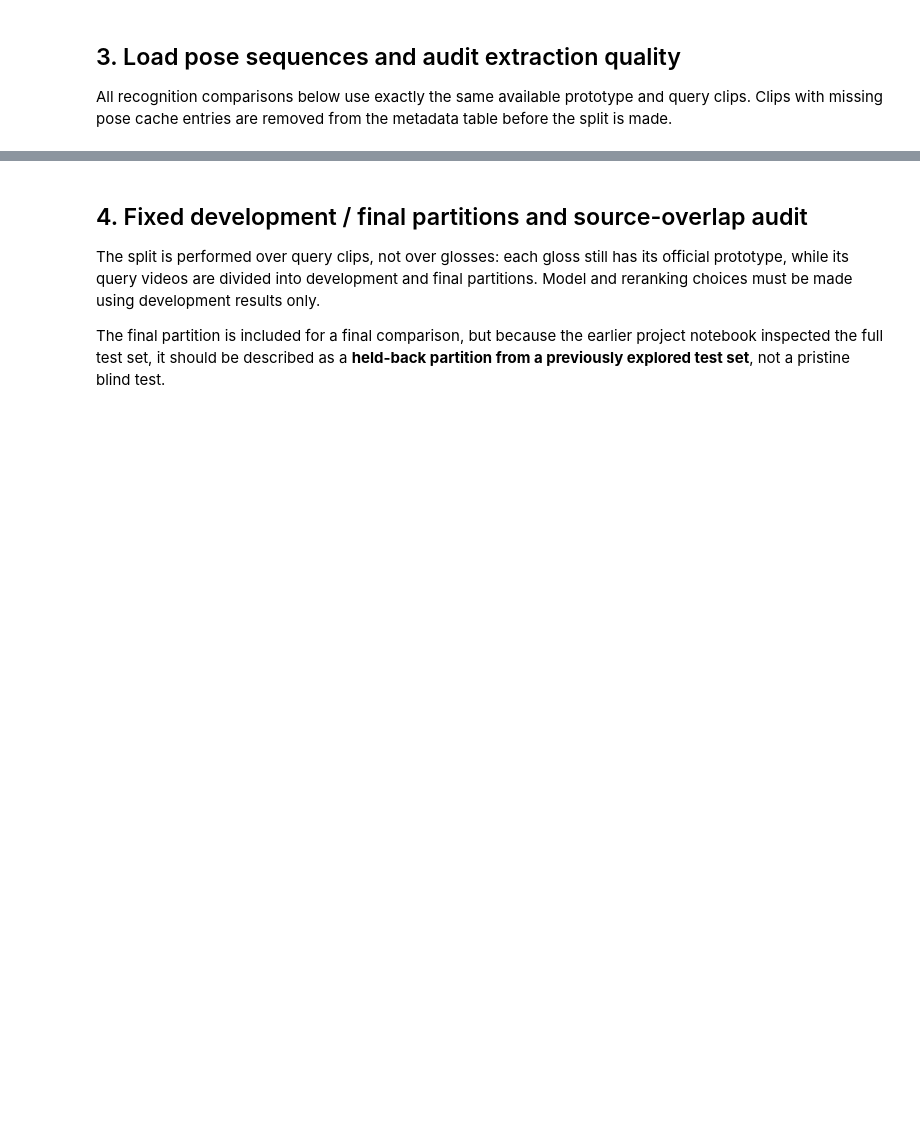
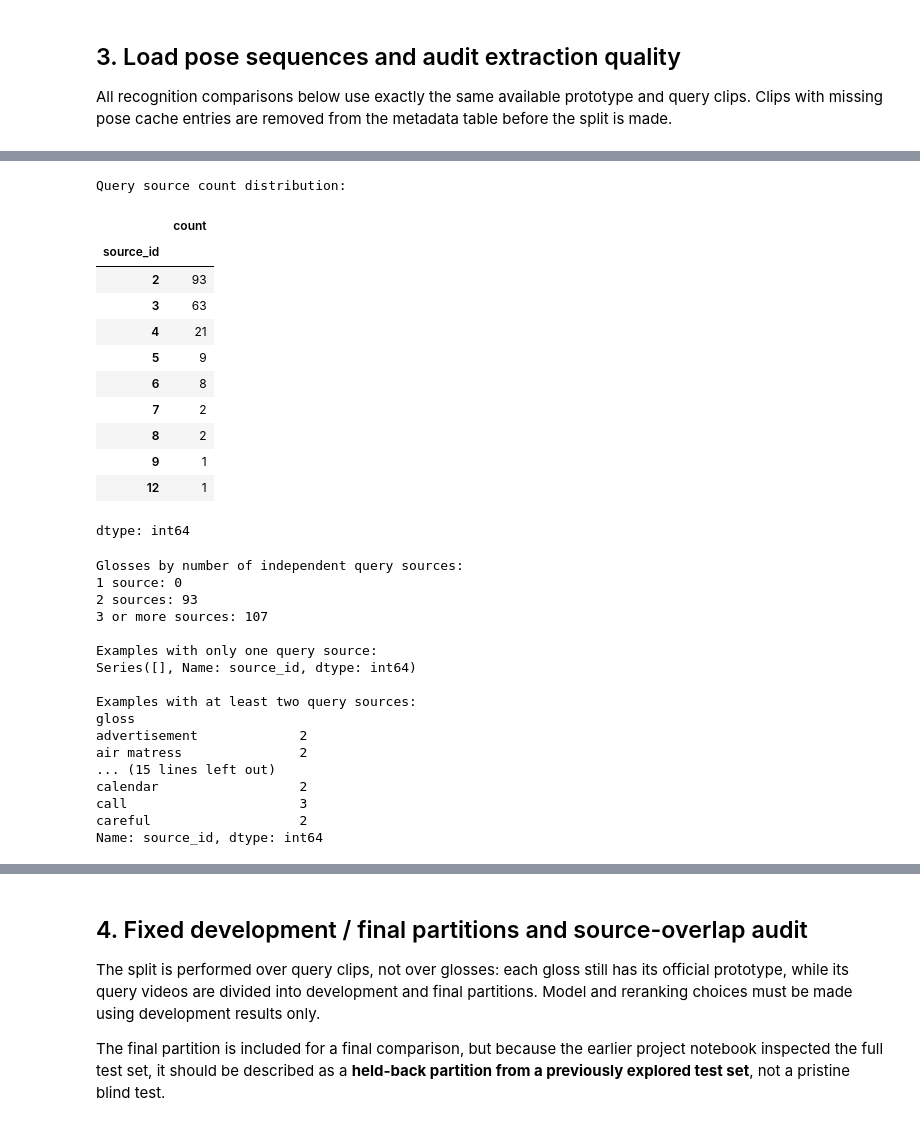
Before and after one commit to Riddhi-sss/ISL-Recognition, a Jupyter notebook: ISL_Project_Reorganised_Colab.ipynb, the cells around one changed output, grey strips where cells are left out. Saved outputs shown, nothing was run; the diff lists cells and outputs as text; code cells hidden in the pictures; blank space fills up the shorter version.

```diff
--- a/ISL_Project_Reorganised_Colab.ipynb
+++ b/ISL_Project_Reorganised_Colab.ipynb
@@ -344,0 +377,51 @@ display(quality.describe().round(3))
+# %%
+
+# Number of independent query sources available per gloss
+query_source_counts = (
+    Te.groupby('gloss').source_id.nunique()
+)
+
+print("Query source count distribution:")
+display(query_source_counts.value_counts().sort_index())
+
+print("\nGlosses by number of independent query sources:")
+print("1 source:", (query_source_counts == 1).sum())
+print("2 sources:", (query_source_counts == 2).sum())
+print("3 or more sources:", (query_source_counts >= 3).sum())
+
+print("\nExamples with only one query source:")
+print(query_source_counts[query_source_counts == 1].head(20))
+
+print("\nExamples with at least two query sources:")
+print(query_source_counts[query_source_counts >= 2].head(20))
+# %% [output]
+Query source count distribution:
+|  | count |
+| source_id |  |
+| 2 | 93 |
+| 3 | 63 |
+| 4 | 21 |
+| 5 | 9 |
+| 6 | 8 |
+| 7 | 2 |
+| 8 | 2 |
+| 9 | 1 |
+| 12 | 1 |
+dtype: int64
+Glosses by number of independent query sources:
+1 source: 0
+2 sources: 93
+3 or more sources: 107
+
+Examples with only one query source:
+Series([], Name: source_id, dtype: int64)
+
+Examples with at least two query sources:
+gloss
+advertisement             2
+air matress               2
+... (15 lines left out)
+calendar                  2
+call                      3
+careful                   2
+Name: source_id, dtype: int64
```
Also changed, not shown: parts of 29 cells of this notebook.
